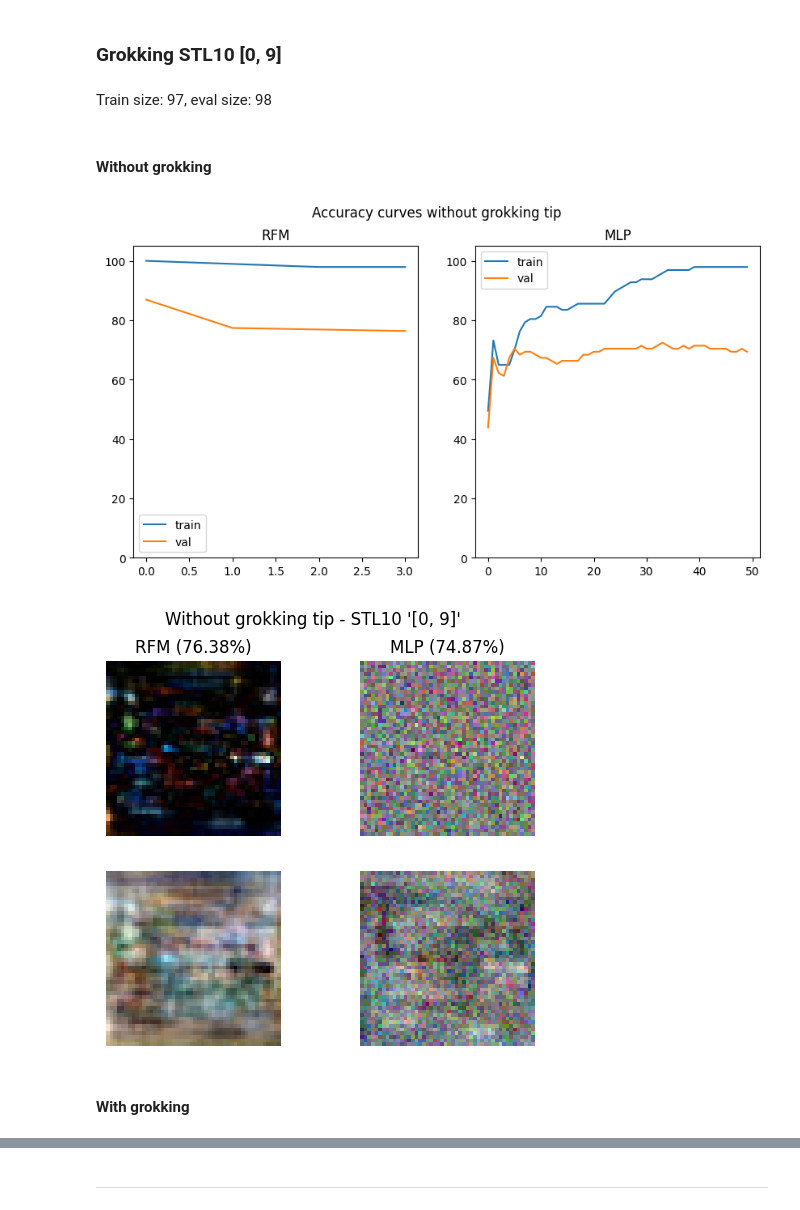
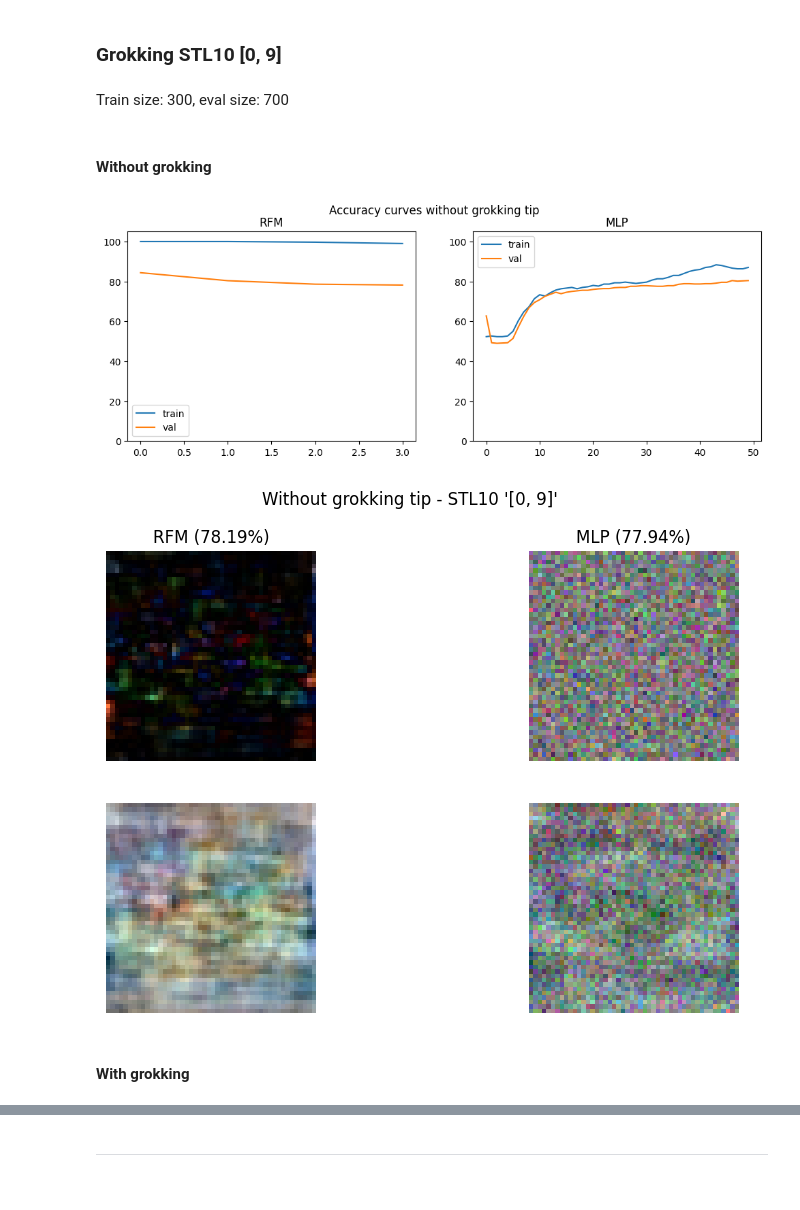
Before and after one commit to gerkone/recursive_feature_machines_praktikum, a Jupyter notebook: praktikum/reproduction.ipynb, the cells around one changed output, grey strips where cells are left out. Drawn from its saved outputs; the diff is of its cells as text; code cells hidden in the pictures.

```diff
--- a/praktikum/reproduction.ipynb
+++ b/praktikum/reproduction.ipynb
@@ -311,9 +301,13 @@ stl10_testset_grok = add_grok_tip(stl10_testset)
 # %%
-# visualize the first 5 images in simp_trainset
-fig, axs = plt.subplots(1, 5, figsize=(10, 3))
+fig, axs = plt.subplots(2, 5, figsize=(10, 4))
+fig.suptitle("Clean STL10 (top), STL10 with grokking tip (bottom)")
+for i, (img, label) in enumerate(stl10_trainset[:5]):
+    axs[0, i].imshow(img.reshape(3, STL10_SIZE, STL10_SIZE).permute(1, 2, 0))
+    axs[0, i].set_title(["Plane", "Truck"][label.argmax()])
+    axs[0, i].axis("off")
 for i, (img, label) in enumerate(stl10_trainset_grok[:5]):
-    axs[i].imshow(img.reshape(3, STL10_SIZE, STL10_SIZE).permute(1, 2, 0))
-    axs[i].set_title(["Plane", "Truck"][label.argmax()])
-    axs[i].axis("off")
+    axs[1, i].imshow(img.reshape(3, STL10_SIZE, STL10_SIZE).permute(1, 2, 0))
+    axs[1, i].set_title(["Plane", "Truck"][label.argmax()])
+    axs[1, i].axis("off")
 plt.show()
 # %% [output]
@@ -322,29 +316,24 @@ plt.show()
 display(Markdown(f"### Grokking STL10 __{GROKKING_STL10_TARGETS}__"))
 
 display(
-    Markdown(
-        f"Train size: {len(stl10_trainset_wo_grok)}, "
-        f"eval size: {len(stl10_valset_wo_grok)}"
-    )
+    Markdown(f"Train size: {len(stl10_trainset)}, " f"eval size: {len(stl10_valset)}")
 )
 
-trainloader_wo_grok = torch.utils.data.DataLoader(
-    stl10_trainset_wo_grok, batch_size=1024, shuffle=True, num_workers=2
+trainloader = torch.utils.data.DataLoader(
+    stl10_trainset, batch_size=1024, shuffle=True, num_workers=2
 )
-valloader_wo_grok = torch.utils.data.DataLoader(
-    stl10_valset_wo_grok, batch_size=100, shuffle=False, num_workers=1
+valloader = torch.utils.data.DataLoader(
+    stl10_valset, batch_size=100, shuffle=False, num_workers=1
 )
-testloader_wo_grok = torch.utils.data.DataLoader(
+testloader = torch.utils.data.DataLoader(
     stl10_testset, batch_size=512, shuffle=False, num_workers=1
 )
 
 display(Markdown("#### Without grokking"))
 
-M_rfm, mse_rfm, acc_rfm, accs_rfm = rfm.train(
-    trainloader_wo_grok, testloader_wo_grok, iters=4, L=500
-)
+M_rfm, mse_rfm, acc_rfm, accs_rfm = rfm.train(trainloader, testloader, iters=4, L=200)
 mlp, mse_mlp, acc_mlp, accs_mlp = nn.train(
-    trainloader_wo_grok, valloader_wo_grok, testloader_wo_grok, num_epochs=500, lr=1e-2
+    trainloader, valloader, testloader, num_epochs=500, lr=1e-2
 )
 
 visualize_curves_dict(
@@ -359,39 +348,54 @@ _, fig = visualize_M_dict(
 plt.show()
 
 trainloader_grok = torch.utils.data.DataLoader(
-    stl10_trainset, batch_size=1024, shuffle=True, num_workers=2
+    stl10_trainset_grok, batch_size=1024, shuffle=True, num_workers=2
 )
 valloader_grok = torch.utils.data.DataLoader(
     stl10_valset_grok, batch_size=100, shuffle=False, num_workers=1
 )
 
 testloader_grok = torch.utils.data.DataLoader(
     stl10_testset_grok, batch_size=512, shuffle=False, num_workers=1
 )
 
 display(Markdown("#### With grokking"))
 M_rfm, mse_rfm, acc_rfm, accs_rfm = rfm.train(
-    trainloader_grok, testloader_grok, iters=4, L=500
+    trainloader_grok, testloader_grok, iters=4, L=200
 )
-mlp, mse_mlp, acc_mlp, accs_mlp = nn.train(
-    trainloader_grok, valloader_grok, testloader_grok, num_epochs=500, lr=1e-2
+mlp, mse_mlp, acc_mlp, accs_mlp, frames = nn.train(
+    trainloader_grok,
+    valloader_grok,
+    testloader_grok,
+    num_epochs=500,
+    lr=5e-3,
+    frame_freq=50,
 )
 
 visualize_curves_dict(
     {"RFM": accs_rfm, "MLP": accs_mlp}, title="Accuracy curves with grokking tip"
 )
 
 visualize_M_dict(
     {"RFM": (acc_rfm, M_rfm), "MLP": (acc_mlp, mlp.M)},
     title=f"With grokking tip - STL10 '{GROKKING_STL10_TARGETS}'",
 )
 plt.show()
 
+# visualize frames as images (list of arrays)
+fig, axs = plt.subplots(2, len(frames) // 2, figsize=(len(frames), 4))
+fig.suptitle("MLP feature matrix (largest eigenvector) over time")
+for i, (it, frame) in enumerate(frames.items()):
+    axs[int(i >= axs.shape[1]), i % axs.shape[1]].imshow(frame)
+    axs[int(i >= axs.shape[1]), i % axs.shape[1]].axis("off")
+    axs[int(i >= axs.shape[1]), i % axs.shape[1]].set_title(it)
+plt.show()
+
+
 display(Markdown("---"))
 # %% [output]
 ### Grokking STL10 __[0, 9]__
-Train size: 97, eval size: 98
+Train size: 300, eval size: 700
 #### Without grokking
-[figure, old version]
+[figure, new version]
-[figure, old version]
+[figure, new version]
 #### With grokking
```
Also changed, not shown: parts of 18 cells of this notebook, 7 other files.
